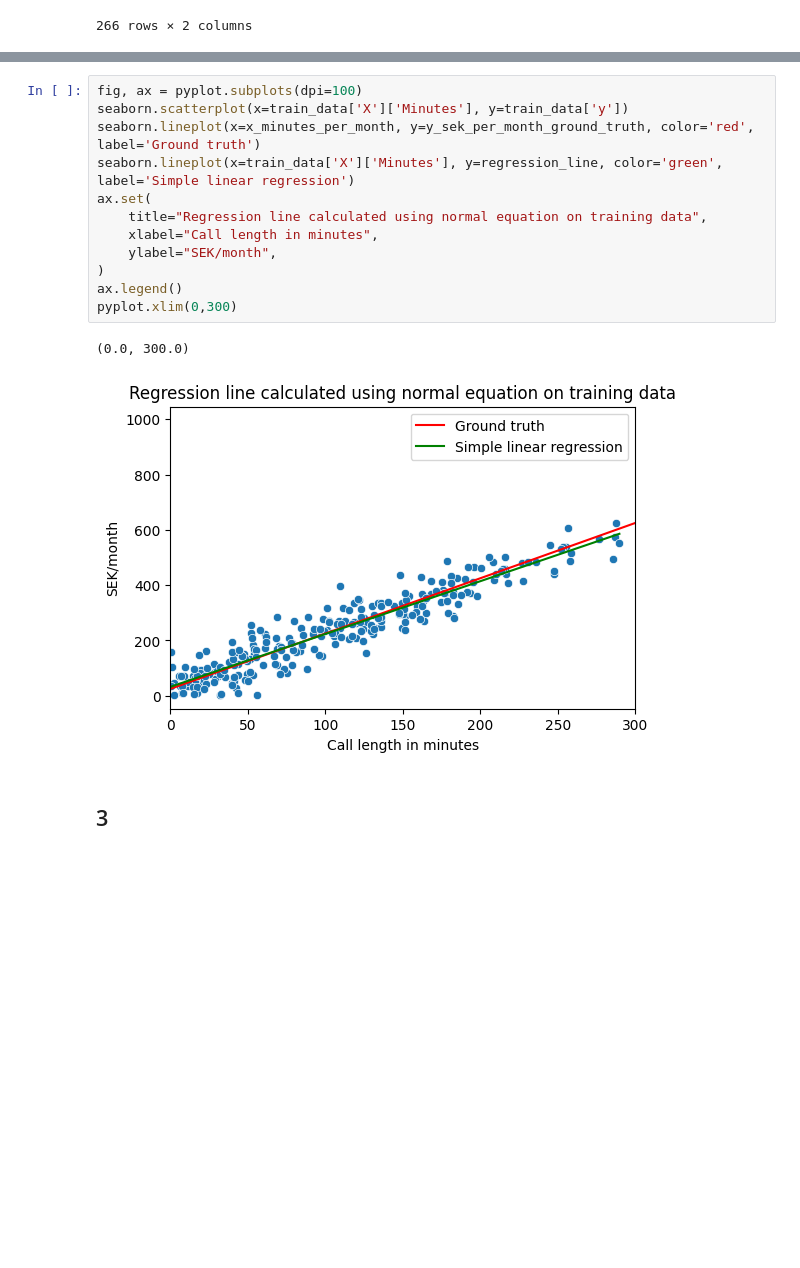
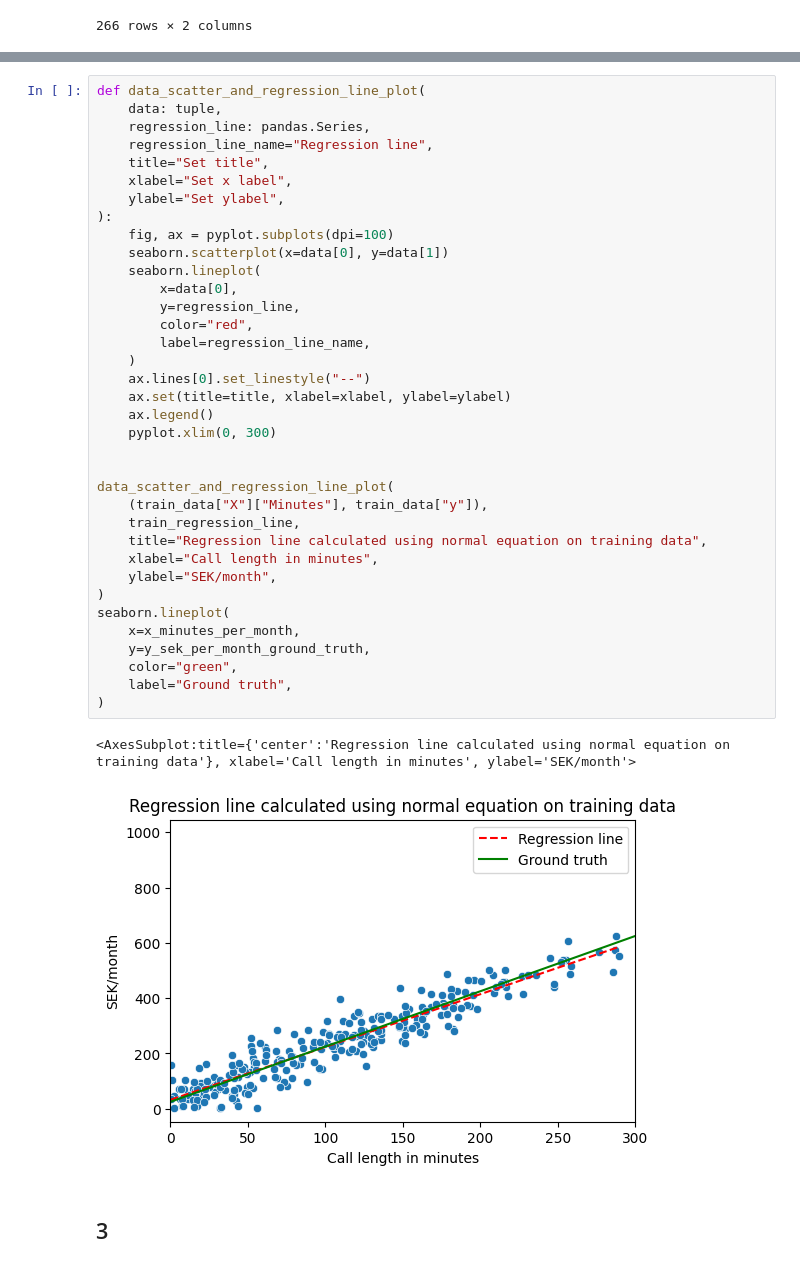
Before and after one commit to felix-tjernberg/machine-learning, a Jupyter notebook: exercises/exercise-1.ipynb, the cells around one changed output, grey strips where cells are left out. Saved outputs shown, nothing was run; the diff lists cells and outputs as text; blank space fills up the shorter version.

```diff
--- a/exercises/exercise-1.ipynb
+++ b/exercises/exercise-1.ipynb
@@ -211,20 +211,44 @@ regression_line.shape
 # %% [output]
 (266,)
-# %%
-fig, ax = pyplot.subplots(dpi=100)
-seaborn.scatterplot(x=train_data['X']['Minutes'], y=train_data['y'])
-seaborn.lineplot(x=x_minutes_per_month, y=y_sek_per_month_ground_truth, color='red', label='Ground truth')
-seaborn.lineplot(x=train_data['X']['Minutes'], y=regression_line, color='green', label='Simple linear regression')
-ax.set(
-    title="Regression line calculated using normal equation on training data",
-    xlabel="Call length in minutes",
-    ylabel="SEK/month",
-)
-ax.legend()
-pyplot.xlim(0,300)
-# %% [output]
-(0.0, 300.0)
-[figure, removed]
+# %%
+def data_scatter_and_regression_line_plot(
+    data: tuple,
+    regression_line: pandas.Series,
+    regression_line_name="Regression line",
+    title="Set title",
+    xlabel="Set x label",
+    ylabel="Set ylabel",
+):
+    fig, ax = pyplot.subplots(dpi=100)
+    seaborn.scatterplot(x=data[0], y=data[1])
+    seaborn.lineplot(
+        x=data[0],
+        y=regression_line,
+        color="red",
+        label=regression_line_name,
+    )
+    ax.lines[0].set_linestyle("--")
+    ax.set(title=title, xlabel=xlabel, ylabel=ylabel)
+    ax.legend()
+    pyplot.xlim(0, 300)
+
+
+data_scatter_and_regression_line_plot(
+    (train_data["X"]["Minutes"], train_data["y"]),
+    train_regression_line,
+    title="Regression line calculated using normal equation on training data",
+    xlabel="Call length in minutes",
+    ylabel="SEK/month",
+)
+seaborn.lineplot(
+    x=x_minutes_per_month,
+    y=y_sek_per_month_ground_truth,
+    color="green",
+    label="Ground truth",
+)
+# %% [output]
+<AxesSubplot:title={'center':'Regression line calculated using normal equation on training data'}, xlabel='Call length in minutes', ylabel='SEK/month'>
+[figure, added]
 # %% [markdown]
 ## 3
 # %% [markdown]
```
Also changed, not shown: parts of 4 cells of this notebook.
